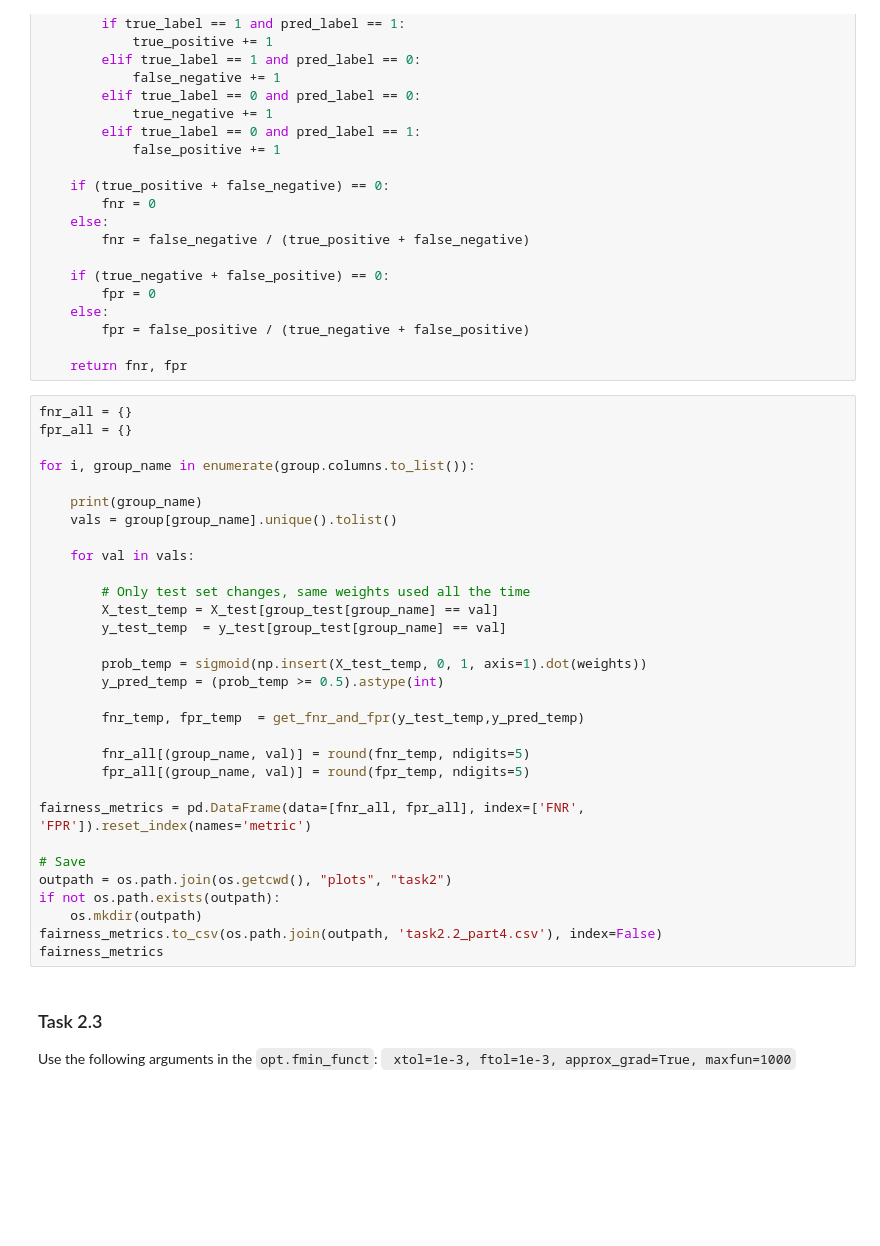
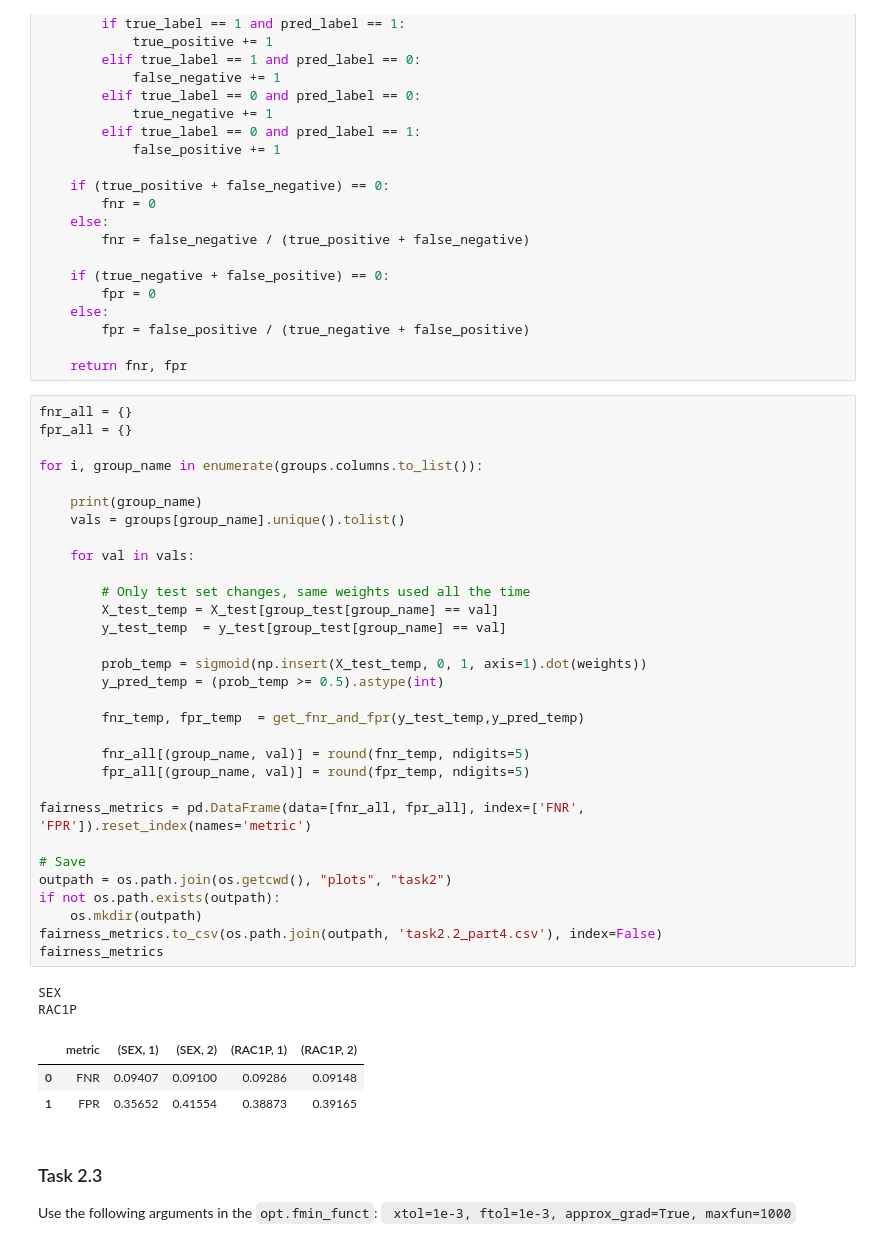
Before and after one commit to jorgedelpozolerida/-KDS_AlgorithmicFairness, a Jupyter notebook: Assignment2/assignment2.ipynb, the cells around one changed output. Cells and saved outputs as stored; diff of their text form; blank space fills up the shorter version.

```diff
--- a/Assignment2/assignment2.ipynb
+++ b/Assignment2/assignment2.ipynb
@@ -858,34 +990,40 @@ def get_fnr_and_fpr(y_true, y_pred):
 # %%
 fnr_all = {}
 fpr_all = {}
 
-for i, group_name in enumerate(group.columns.to_list()):
+for i, group_name in enumerate(groups.columns.to_list()):
 
     print(group_name)
-    vals = group[group_name].unique().tolist()
+    vals = groups[group_name].unique().tolist()
 
     for val in vals:
 
         # Only test set changes, same weights used all the time
         X_test_temp = X_test[group_test[group_name] == val]
         y_test_temp  = y_test[group_test[group_name] == val]
 
         prob_temp = sigmoid(np.insert(X_test_temp, 0, 1, axis=1).dot(weights))
         y_pred_temp = (prob_temp >= 0.5).astype(int)
 
         fnr_temp, fpr_temp  = get_fnr_and_fpr(y_test_temp,y_pred_temp)
 
         fnr_all[(group_name, val)] = round(fnr_temp, ndigits=5)
         fpr_all[(group_name, val)] = round(fpr_temp, ndigits=5)
 
 fairness_metrics = pd.DataFrame(data=[fnr_all, fpr_all], index=['FNR', 'FPR']).reset_index(names='metric')
 
 # Save
 outpath = os.path.join(os.getcwd(), "plots", "task2")
 if not os.path.exists(outpath):
     os.mkdir(outpath)
 fairness_metrics.to_csv(os.path.join(outpath, 'task2.2_part4.csv'), index=False)
 fairness_metrics
+# %% [output]
+SEX
+RAC1P
+|  | metric | (SEX, 1) | (SEX, 2) | (RAC1P, 1) | (RAC1P, 2) |
+| 0 | FNR | 0.09407 | 0.09100 | 0.09286 | 0.09148 |
+| 1 | FPR | 0.35652 | 0.41554 | 0.38873 | 0.39165 |
 # %% [markdown]
 ### Task 2.3
 Use the following arguments in the `opt.fmin_funct`: ` xtol=1e-3, ftol=1e-3, approx_grad=True, maxfun=1000`
```
Also changed, not shown: parts of 59 cells of this notebook, 2 other files.
